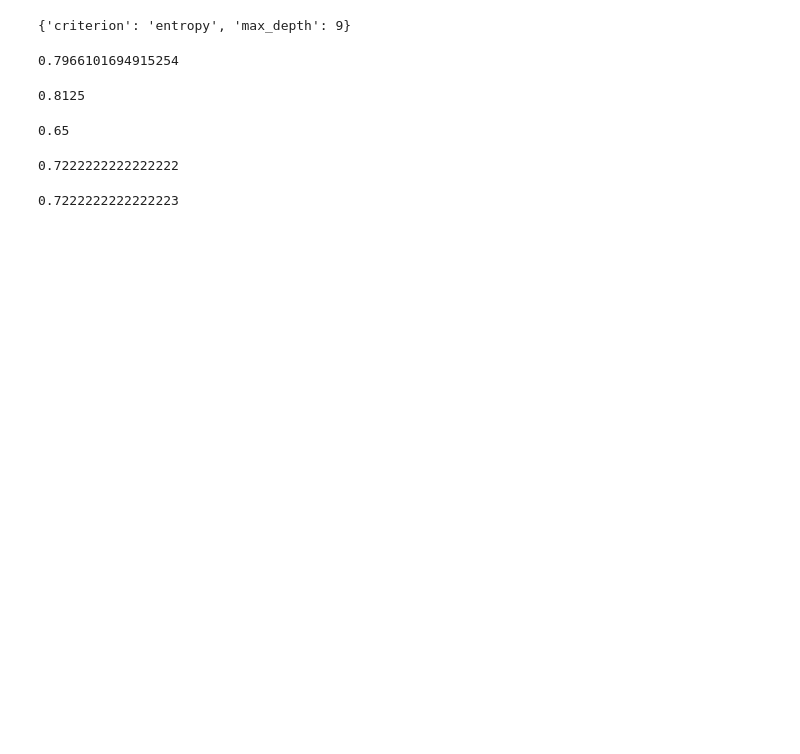
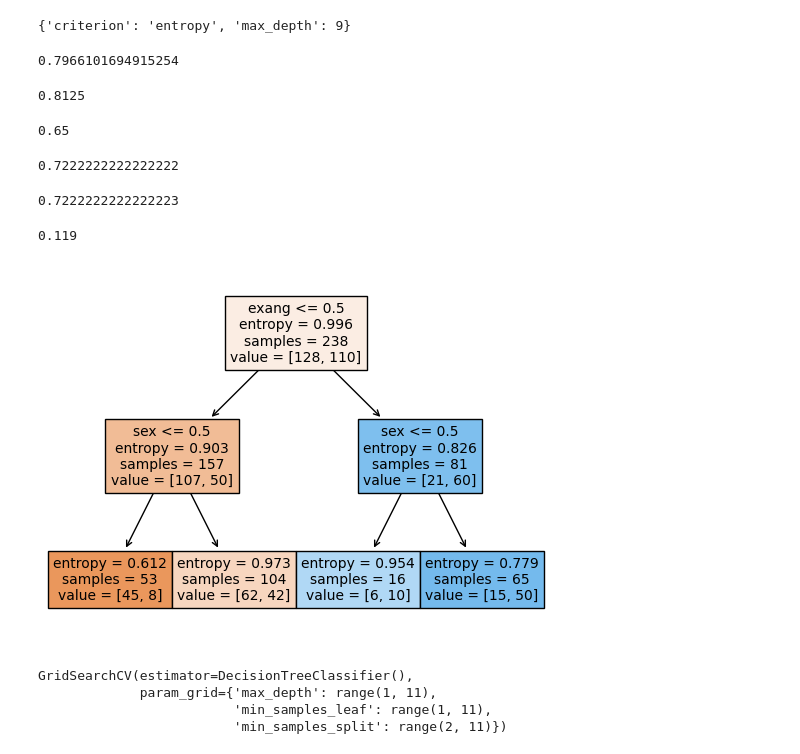
Before and after one commit to SArsenii/ALearningRecord, a Jupyter notebook: IDS/Week 2/2.ipynb, the cells around one changed output. Cells and saved outputs as stored; diff of their text form; code cells hidden in the pictures; blank space fills up the shorter version.

```diff
--- a/IDS/Week 2/2.ipynb
+++ b/IDS/Week 2/2.ipynb
@@ -348,0 +355,12 @@ f1_score(y_test, y_pred)
+# %%
+# 2.7.3
+df = pd.read_csv("data/train_data_tree.csv")
+clf = DecisionTreeClassifier(criterion='entropy',) #max_depth=5, min_samples_split=5
+# %%
+clf.fit(X=df.drop('num', axis=1), y=df['num'])
+plot_tree(clf, fontsize=10, feature_names=list(df.drop('num', axis=1)), filled=True)
+IG = round(0.996 - 0.826 * 81/238 - 0.903 * 157/238, 3)
+print(IG)
+# %% [output]
+0.119
+[figure, added]
@@ -348,0 +382,25 @@ f1_score(y_test, y_pred)
+# %%
+# 2.7.10
+# максимальная глубина - от 1 до 10 уровней
+# минимальное число проб для разделения - от 2 до 10
+# минимальное число проб в листе - от 1 до 10
+
+import pandas as pd
+from sklearn.tree import DecisionTreeClassifier
+from sklearn.model_selection import GridSearchCV
+from sklearn.datasets import load_iris
+
+
+iris = load_iris()
+X = iris.data
+y = iris.target
+parameters = {'max_depth': range(1, 11), 'min_samples_split': range(2, 11), 'min_samples_leaf': range(1, 11)}
+dt = DecisionTreeClassifier()
+search = GridSearchCV(dt, parameters)
+search.fit(X, y)
+best_tree = search.best_estimator_
+# %% [output]
+GridSearchCV(estimator=DecisionTreeClassifier(),
+             param_grid={'max_depth': range(1, 11),
+                         'min_samples_leaf': range(1, 11),
+                         'min_samples_split': range(2, 11)})
```
Also changed, not shown: parts of 5 cells of this notebook.
